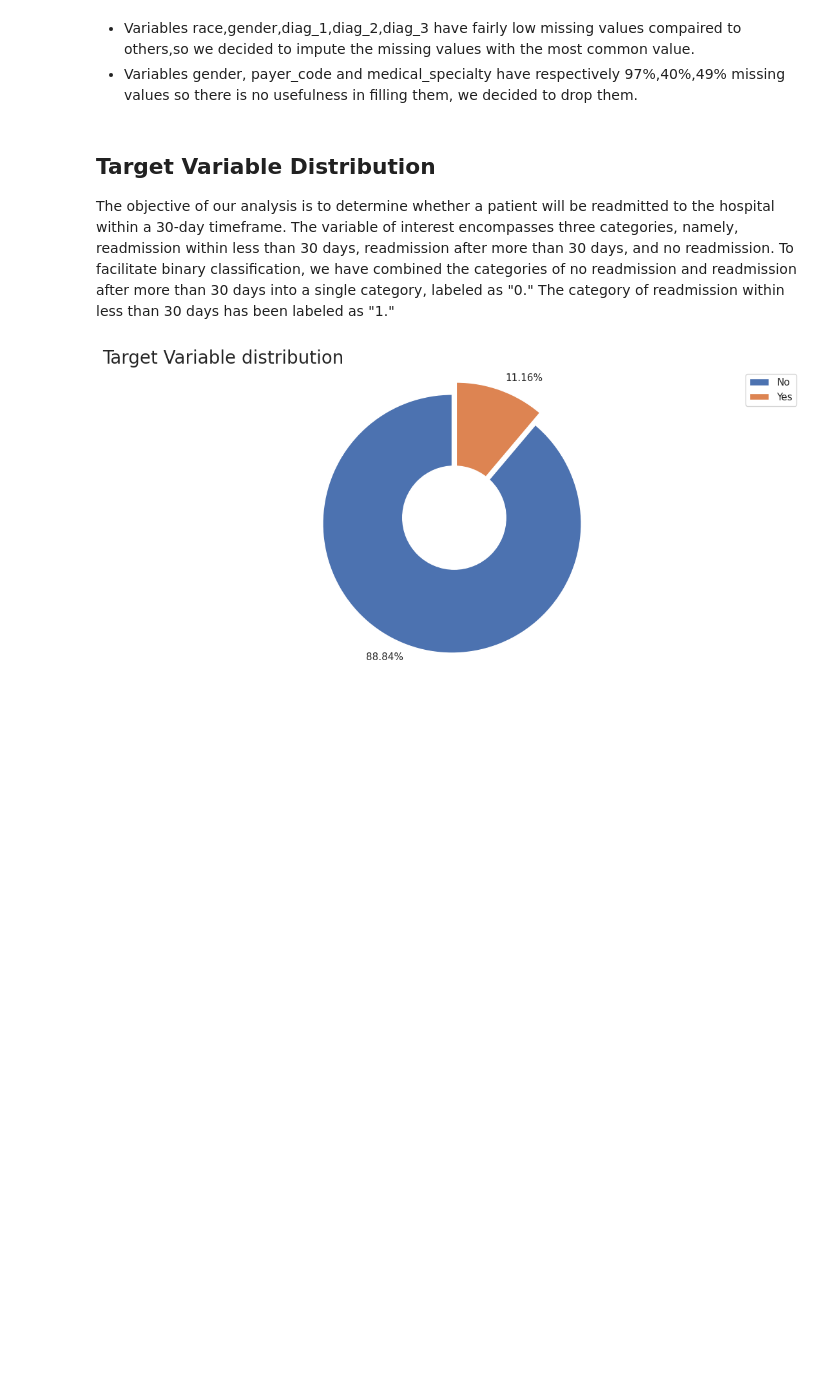
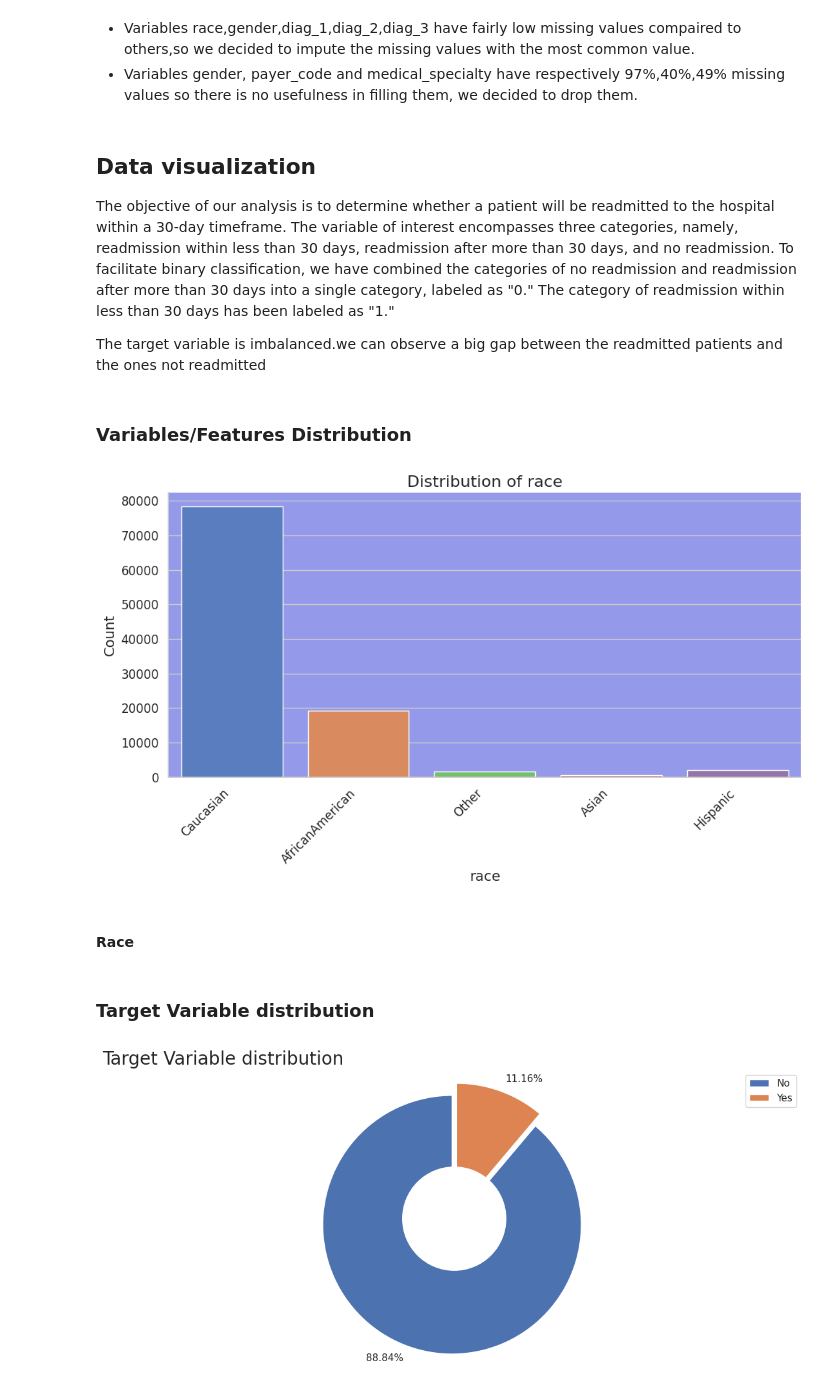
Before and after one commit to AliMO77/DMAKD, a Jupyter notebook: Diabetes.ipynb, the cells around one changed output. Saved outputs shown, nothing was run; the diff lists cells and outputs as text; code cells hidden in the pictures; blank space fills up the shorter version.

```diff
--- a/Diabetes.ipynb
+++ b/Diabetes.ipynb
@@ -146,10 +146,37 @@ for col in columns_to_impute :
 # drop gender, payer_code and medical_specialty
 raw_data = raw_data.drop(['weight','payer_code','medical_specialty'], axis = 1)
 # %% [markdown]
-## Target Variable Distribution
+## Data visualization
 
 
 The objective of our analysis is to determine whether a patient will be readmitted to the hospital within a 30-day timeframe. The variable of interest encompasses three categories, namely, readmission within less than 30 days, readmission after more than 30 days, and no readmission. To facilitate binary classification, we have combined the categories of no readmission and readmission after more than 30 days into a single category, labeled as "0." The category of readmission within less than 30 days has been labeled as "1."
+
+The target variable is imbalanced.we can observe a big gap between the readmitted patients and the ones not readmitted
+# %% [markdown]
+### Variables/Features Distribution
+# %%
+
+def plot_feature_distribution(feature):
+    sns.set(style='whitegrid', rc={'axes.facecolor': '#9499e9','figure.facecolor': '#ffffff'})
+    plt.figure(figsize=(10,6))
+    sns.countplot(x=feature, data=raw_data, palette='muted')
+    plt.xlabel(feature, fontsize=14)
+    plt.ylabel('Count', fontsize=14)
+    plt.title('Distribution of '+ feature, fontsize=16)
+
+    sns.despine()
+    plt.tick_params(labelsize=12)
+    plt.xticks(rotation=45, ha='right')
+    plt.tight_layout()
+    plt.show()
+
+plot_feature_distribution('race')
+# %% [output]
+[figure, added]
+# %% [markdown]
+####  Race
+# %% [markdown]
+### Target Variable distribution
 # %%
 raw_data.readmitted = [1 if val =='<30' else 0 for val in raw_data.readmitted]
 # %%
```
Also changed, not shown: parts of 7 cells of this notebook.
